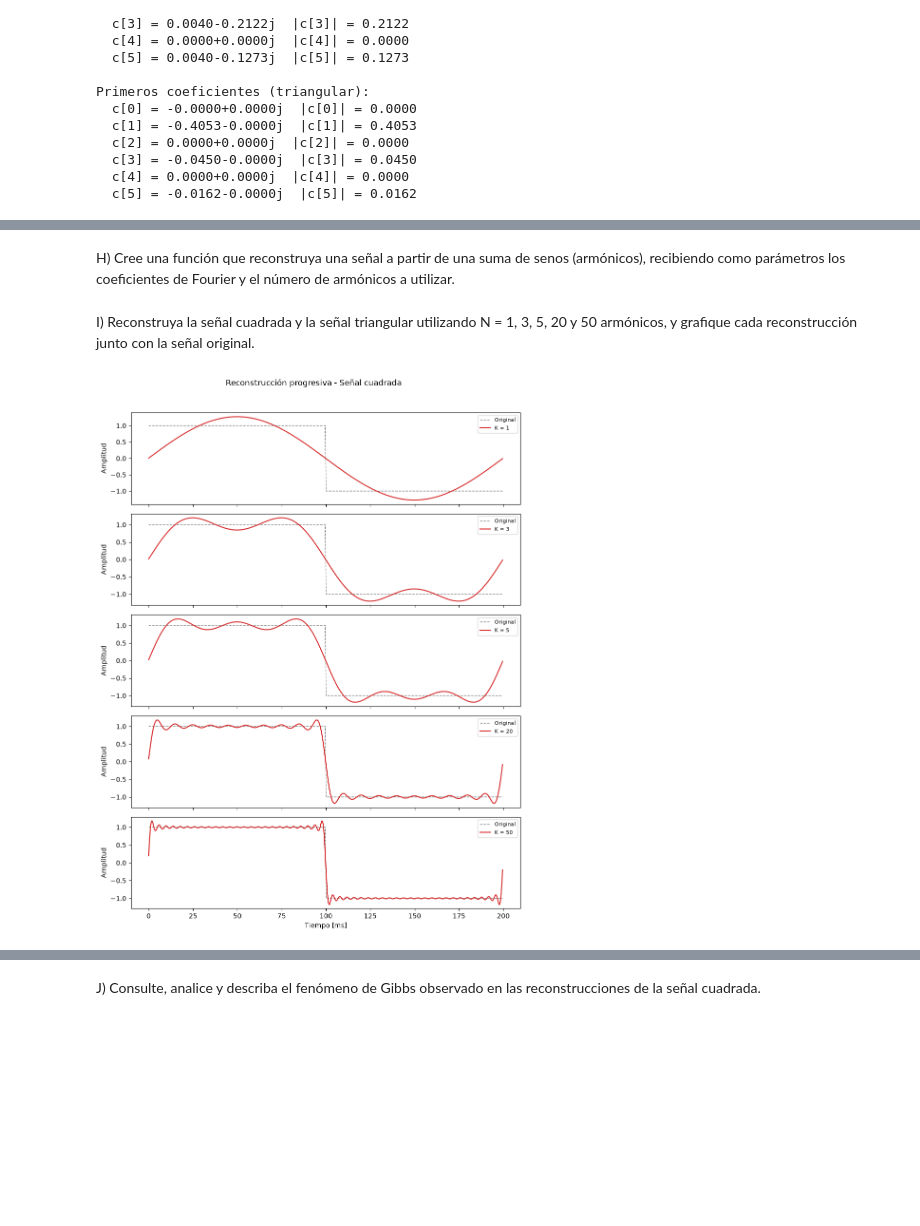
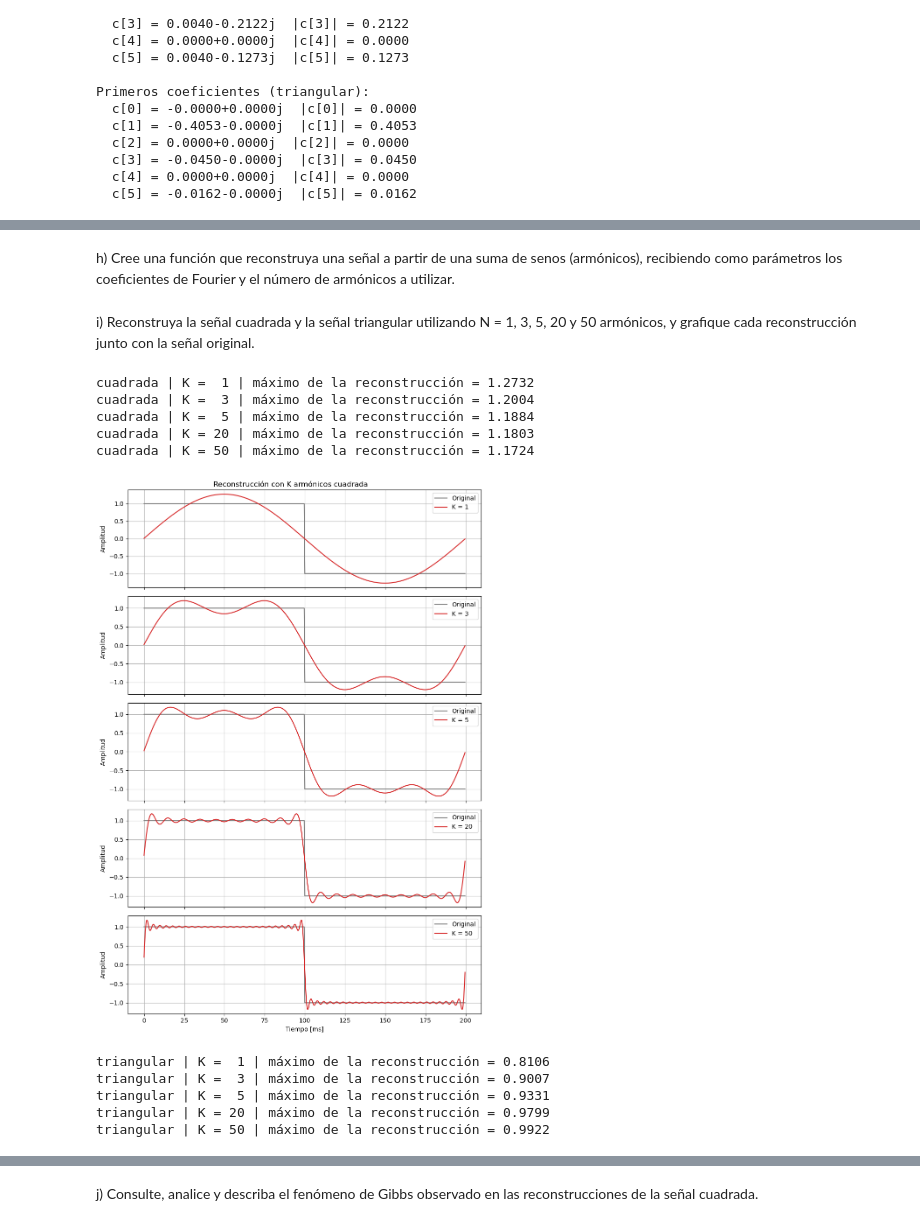
Before and after one commit to valentinamoralese/Biose-ales-Valentina-Morales-Paula-Garcia, a Jupyter notebook: Practica3_Valentina_Paula.ipynb, the cells around one changed output, grey strips where cells are left out. Drawn from its saved outputs; the diff is of its cells as text; code cells hidden in the pictures; blank space fills up the shorter version.

```diff
--- a/Practica3_Valentina_Paula.ipynb
+++ b/Practica3_Valentina_Paula.ipynb
@@ -57,9 +58,8 @@ d) Cree una función que reciba una señal periódica, y devuelva sus coeficient
 (forma exponencial), calculados mediante NumPy.
 # %%
 def coeficientes_fourier(x):
-    """
-    Calcula los coeficientes de Fourier de una señal periódica x[n] utilizando la Transformada Rápida de Fourier (FFT).
-    """
+    """ Calcula los coeficientes de Fourier de una señal periódica x[n] utilizando
+    la Transformada Rápida de Fourier (FFT)."""
     x = np.asarray(x)
     N = len(x)
     c_k = np.fft.fftshift(np.fft.fft(x) / N)
@@ -136,33 +137,45 @@ graficar_espectro(k_tri, c_tri, n_max=15, titulo='- Señal triangular')
 # %% [markdown]
-H) Cree una función que reconstruya una señal a partir de una suma de senos (armónicos), recibiendo
+h) Cree una función que reconstruya una señal a partir de una suma de senos (armónicos), recibiendo
 como parámetros los coeficientes de Fourier y el número de armónicos a utilizar.
 # %%
-def reconstruir_senal(k, c_k, N_armonicos, N_muestras):
-    n = np.arange(N_muestras)
-    x_rec = np.zeros(N_muestras, dtype=complex)
-    mask = np.abs(k) <= N_armonicos
-    for kk, cc in zip(k[mask], c_k[mask]):
-        x_rec += cc * np.exp(1j * 2 * np.pi * kk * n / N_muestras)
-    return np.real(x_rec)
+def reconstruir_senal(k, c_k, K):
+    N = len(c_k)
+    n = np.arange(N)
+    x_rec = np.full(N, c_k[k == 0][0].real)
+    for kk in range(1, K + 1):
+        ck = c_k[k == kk][0]
+        x_rec += 2 * np.abs(ck) * np.cos(2*np.pi*kk*n/N + np.angle(ck))
+    return x_rec
 # %% [markdown]
-I) Reconstruya la señal cuadrada y la señal triangular utilizando N = 1, 3, 5, 20 y 50 armónicos, y
+i) Reconstruya la señal cuadrada y la señal triangular utilizando N = 1, 3, 5, 20 y 50 armónicos, y
 grafique cada reconstrucción junto con la señal original.
 # %%
-armonicos_list = [1, 3, 5, 20, 50]
-
-def graficar_reconstrucciones(t, x_original, k, c_k, armonicos_list, titulo=''):
-    fig, axs = plt.subplots(len(armonicos_list), 1, figsize=(9, 2.3*len(armonicos_list)), sharex=True)
-    for ax, K in zip(axs, armonicos_list):
-        x_rec = reconstruir_senal(k, c_k, K, len(x_original))
-        ax.plot(t*1000, x_original, '--', color='gray', linewidth=1, label='Original')
-        ax.plot(t*1000, x_rec, color='tab:red', linewidth=1.5, label=f'K = {K}')
-        ax.legend(loc='upper right', fontsize=8)
+def graficar_reconstrucciones(t, x, k, c_k, Ks=(1, 3, 5, 20, 50), titulo=""):
+    fig, axs = plt.subplots(len(Ks), 1, sharex=True, figsize=(9, 2.6 * len(Ks)))
+    for ax, K in zip(axs, Ks):
+        x_rec = reconstruir_senal(k, c_k, K)
+        ax.plot(t * 1000, x, color='gray', label='Original')
+        ax.plot(t * 1000, x_rec, color='tab:red', label=f'K = {K}')
         ax.set_ylabel('Amplitud')
+        ax.legend(loc='upper right')
+        ax.grid(True)
+        print(f'{titulo} | K = {K:2d} | máximo de la reconstrucción = {x_rec.max():.4f}')
     axs[-1].set_xlabel('Tiempo [ms]')
-    fig.suptitle(f'Reconstrucción progresiva {titulo}', y=1.02)
+    fig.suptitle(f'Reconstrucción con K armónicos {titulo}')
     plt.tight_layout()
     plt.show()
 
-graficar_reconstrucciones(t, x_sq, k_sq, c_sq, armonicos_list, titulo='- Señal cuadrada')
+graficar_reconstrucciones(t, x_sq, k_sq, c_sq, titulo="cuadrada")
+graficar_reconstrucciones(t, x_tri, k_tri, c_tri, titulo="triangular")
 # %% [output]
+cuadrada | K =  1 | máximo de la reconstrucción = 1.2732
+cuadrada | K =  3 | máximo de la reconstrucción = 1.2004
+cuadrada | K =  5 | máximo de la reconstrucción = 1.1884
+cuadrada | K = 20 | máximo de la reconstrucción = 1.1803
+cuadrada | K = 50 | máximo de la reconstrucción = 1.1724
-[figure, old version]
+[figure, new version]
+triangular | K =  1 | máximo de la reconstrucción = 0.8106
+triangular | K =  3 | máximo de la reconstrucción = 0.9007
+triangular | K =  5 | máximo de la reconstrucción = 0.9331
+triangular | K = 20 | máximo de la reconstrucción = 0.9799
+triangular | K = 50 | máximo de la reconstrucción = 0.9922
@@ -169,3 +183,3 @@ graficar_reconstrucciones(t, x_sq, k_sq, c_sq, armonicos_list, titulo='- Señal
 # %% [markdown]
-J) Consulte, analice y describa el fenómeno de Gibbs observado en las reconstrucciones de la señal
+j) Consulte, analice y describa el fenómeno de Gibbs observado en las reconstrucciones de la señal
 cuadrada.
```
Also changed, not shown: parts of 15 cells of this notebook, 1 other file.
